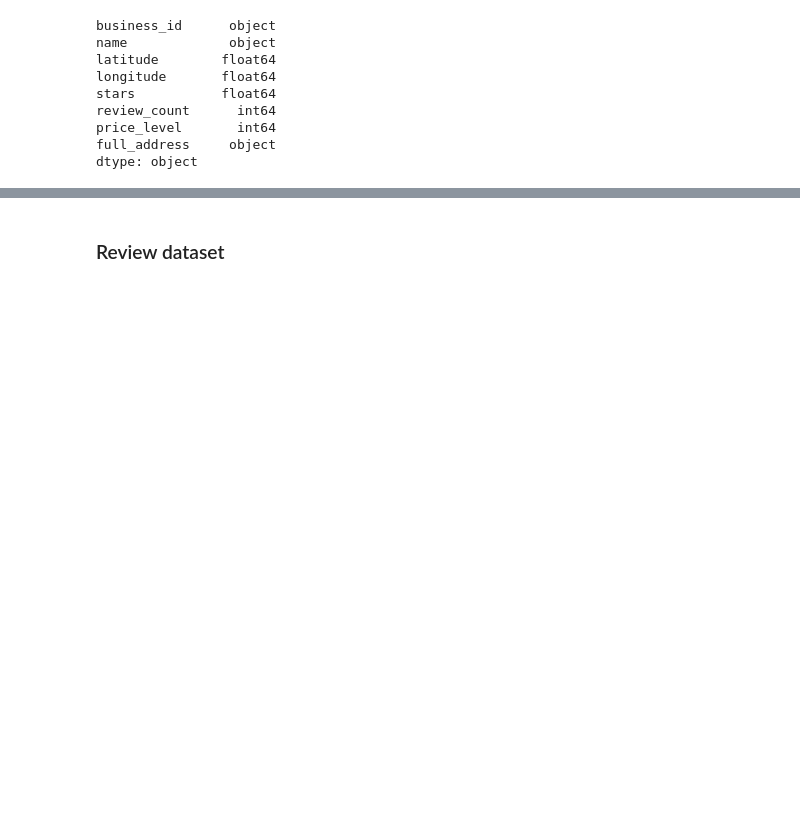
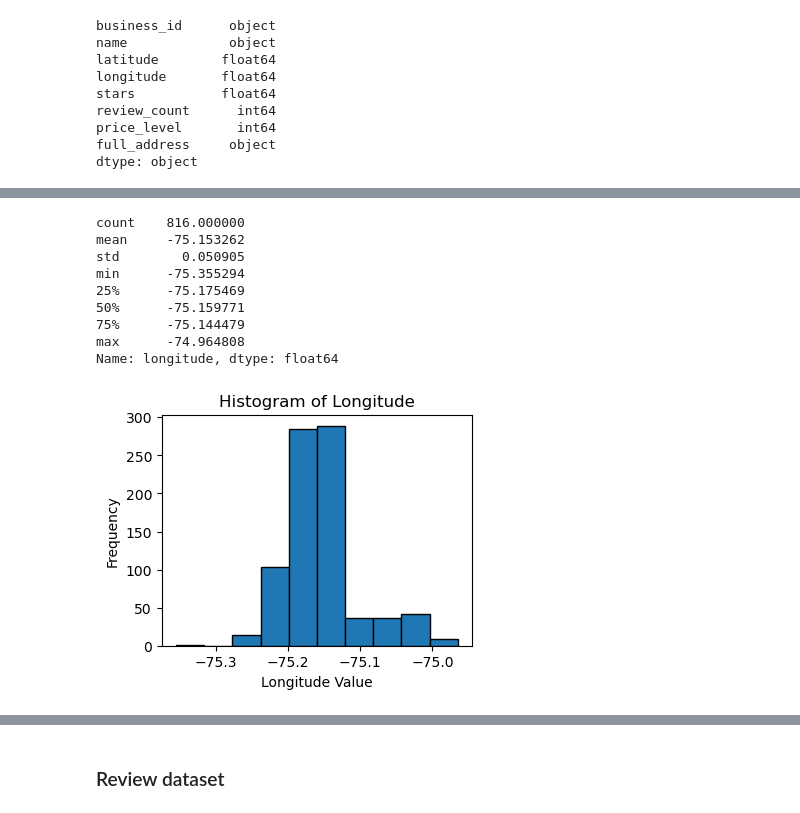
Before and after one commit to avesselinov/Project1, a Jupyter notebook: SCRIPTS/yelp_restaurant_cleaning.ipynb, the cells around one changed output, grey strips where cells are left out. Drawn from its saved outputs; the diff is of its cells as text; code cells hidden in the pictures; blank space fills up the shorter version.

```diff
--- a/SCRIPTS/yelp_restaurant_cleaning.ipynb
+++ b/SCRIPTS/yelp_restaurant_cleaning.ipynb
@@ -285,0 +326,23 @@ dtype: object
+# %%
+# longitude
+display(philly_rest['longitude'].describe())
+
+# histogram
+fig, ax = plt.subplots(figsize=(4, 3))  # Assigns an Axes object
+plt.hist(philly_rest['longitude'], edgecolor='black')
+ax.set_xlabel("Longitude Value")
+ax.set_ylabel("Frequency")
+ax.set_title("Histogram of Longitude")
+fig.show()
+fig.savefig('lon_histogram.png')
+# %% [output]
+count    816.000000
+mean     -75.153262
+std        0.050905
+min      -75.355294
+25%      -75.175469
+50%      -75.159771
+75%      -75.144479
+max      -74.964808
+Name: longitude, dtype: float64
+[figure, added]
```
Also changed, not shown: parts of 16 cells of this notebook, 1 other file.
